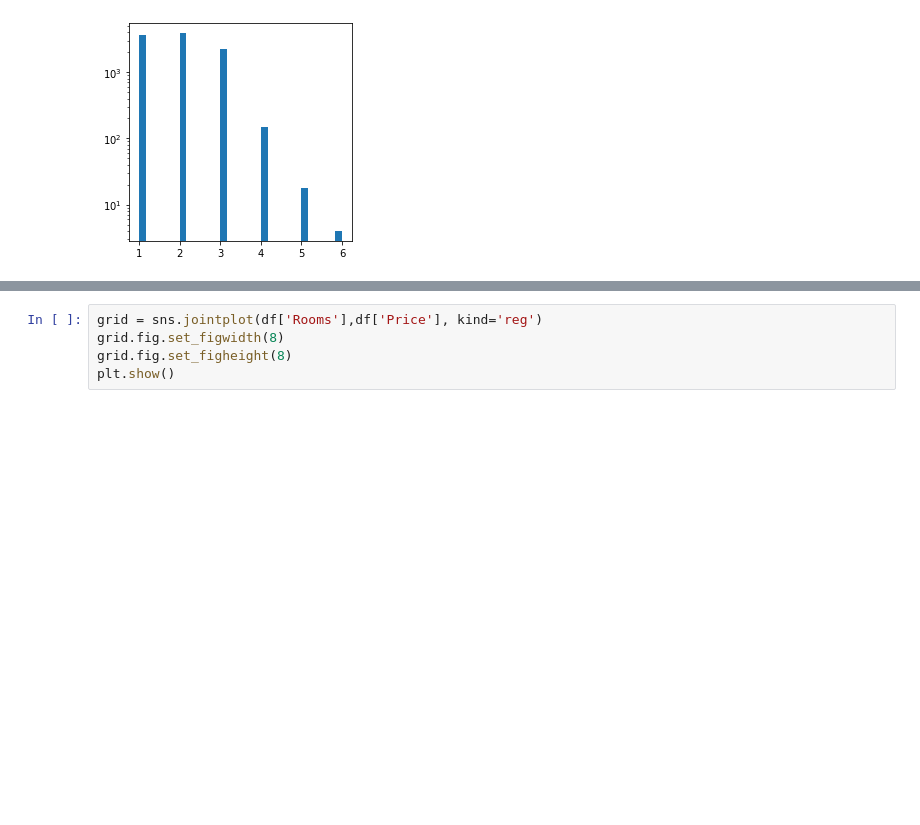
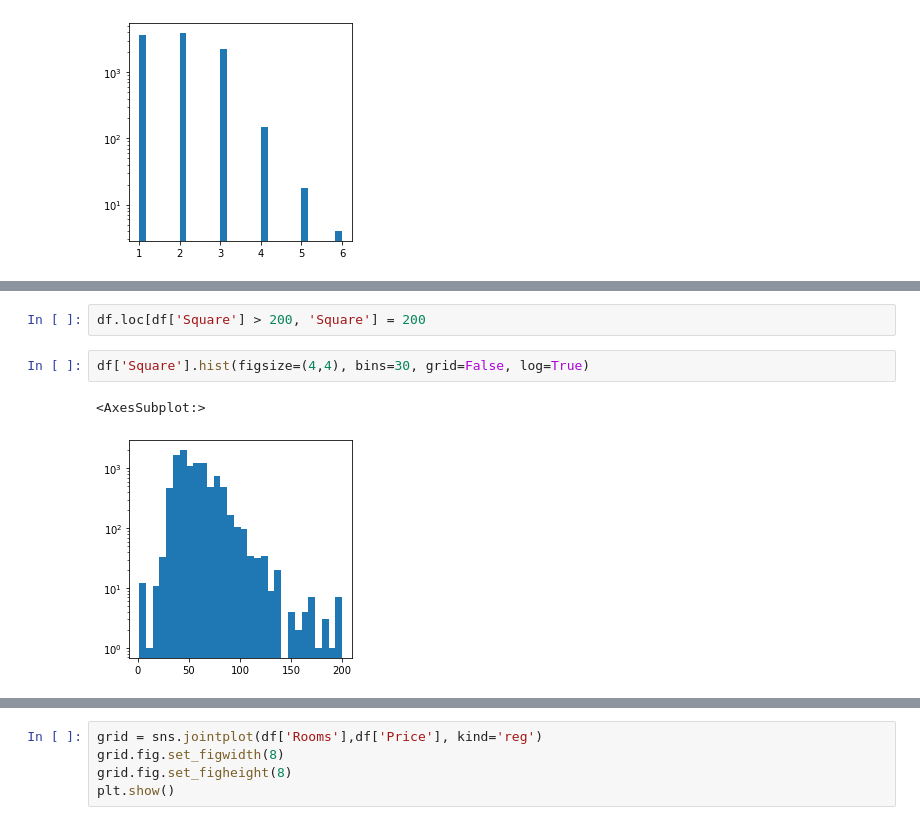
Before and after one commit to gd12121/gb_Python_for_Data_Science, a Jupyter notebook: Untitled.ipynb, the cells around one changed output, grey strips where cells are left out. Cells and saved outputs as stored; diff of their text form; blank space fills up the shorter version.

```diff
--- a/Untitled.ipynb
+++ b/Untitled.ipynb
@@ -200,0 +241,7 @@ df['Rooms'].hist(figsize=(4,4), bins=30, grid=False, log=True)
+# %%
+df.loc[df['Square'] > 200, 'Square'] = 200
+# %%
+df['Square'].hist(figsize=(4,4), bins=30, grid=False, log=True)
+# %% [output]
+<AxesSubplot:>
+[figure, added]
```
Also changed, not shown: parts of 56 cells of this notebook, 1 other file.
